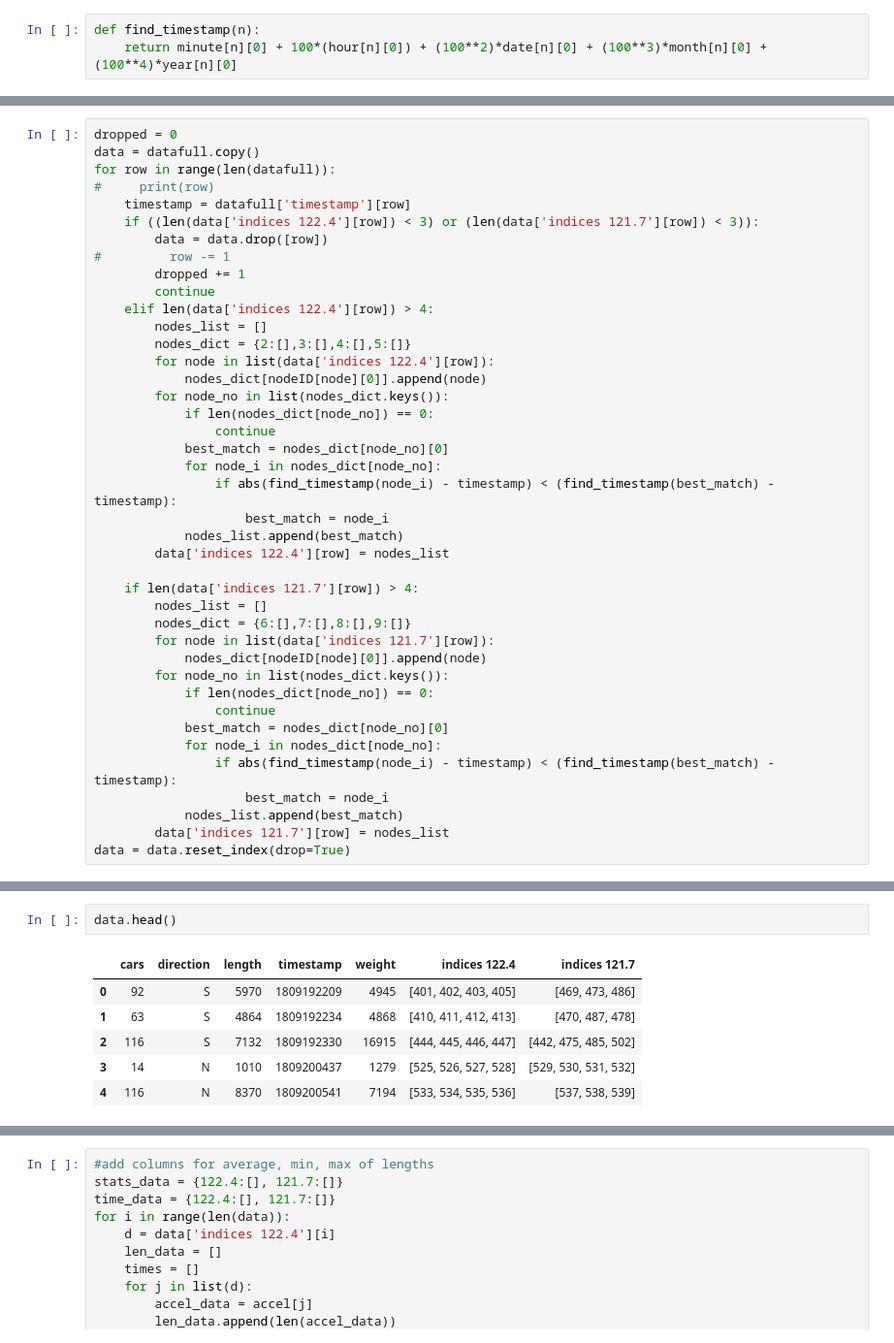
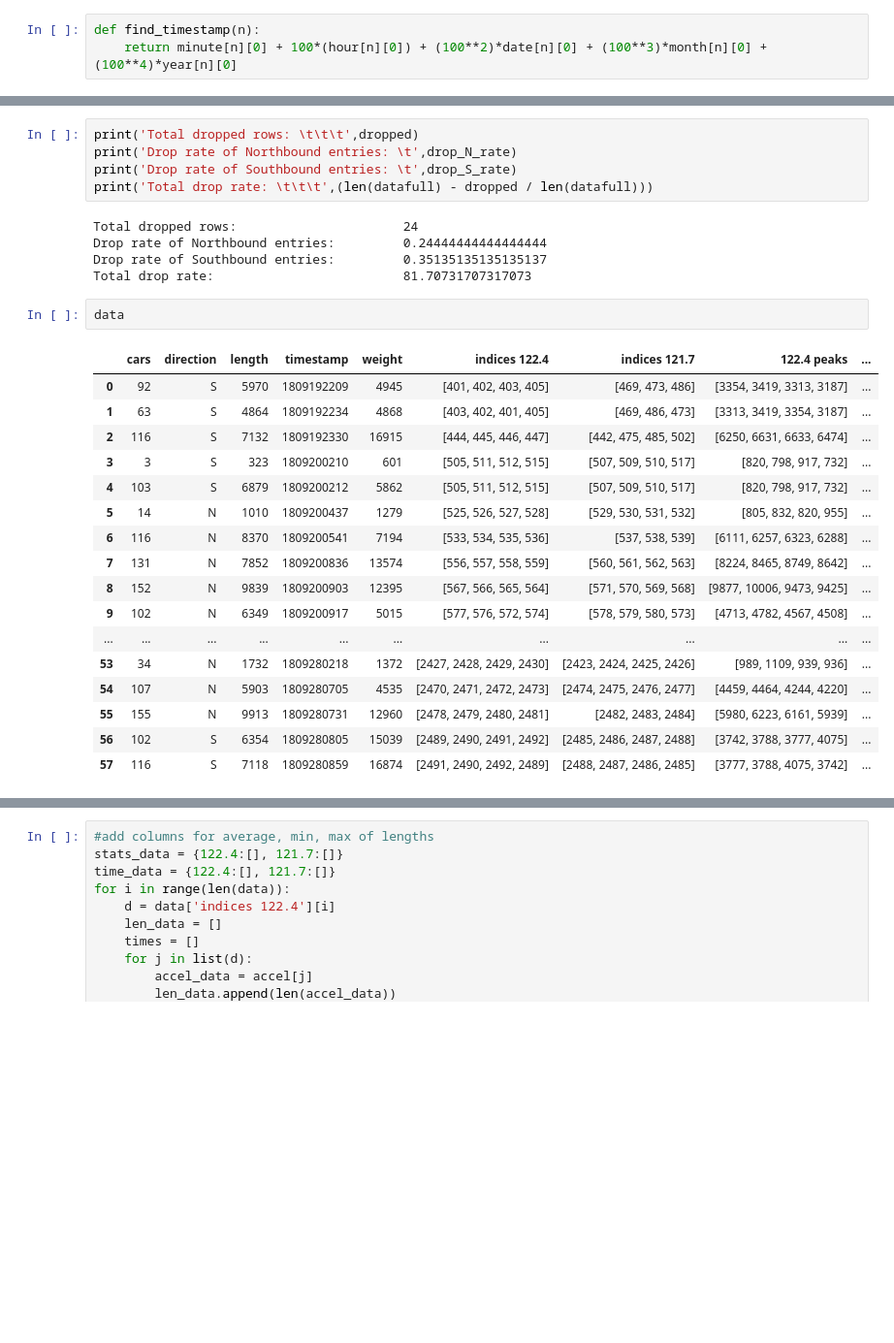
Before and after one commit to sanjeev-tv/XNode, a Jupyter notebook: Database.ipynb, the cells around one changed output, grey strips where cells are left out. Shown: that part at 97% size. Saved outputs shown, nothing was run; the diff lists cells and outputs as text; blank space fills up the shorter version.

```diff
--- a/Database.ipynb
+++ b/Database.ipynb
@@ -197,41 +277,0 @@ datafull
-# %%
-dropped = 0
-data = datafull.copy()
-for row in range(len(datafull)):
-#     print(row)
-    timestamp = datafull['timestamp'][row]
-    if ((len(data['indices 122.4'][row]) < 3) or (len(data['indices 121.7'][row]) < 3)):
-        data = data.drop([row])
-#         row -= 1
-        dropped += 1
-        continue
-    elif len(data['indices 122.4'][row]) > 4:
-        nodes_list = []
-        nodes_dict = {2:[],3:[],4:[],5:[]}
-        for node in list(data['indices 122.4'][row]):
-            nodes_dict[nodeID[node][0]].append(node)
-        for node_no in list(nodes_dict.keys()):
-            if len(nodes_dict[node_no]) == 0:
-                continue
-            best_match = nodes_dict[node_no][0]
-            for node_i in nodes_dict[node_no]:
-                if abs(find_timestamp(node_i) - timestamp) < (find_timestamp(best_match) - timestamp):
-                    best_match = node_i
-            nodes_list.append(best_match)
-        data['indices 122.4'][row] = nodes_list
-
-    if len(data['indices 121.7'][row]) > 4:
-        nodes_list = []
-        nodes_dict = {6:[],7:[],8:[],9:[]}
-        for node in list(data['indices 121.7'][row]):
-            nodes_dict[nodeID[node][0]].append(node)
-        for node_no in list(nodes_dict.keys()):
-            if len(nodes_dict[node_no]) == 0:
-                continue
-            best_match = nodes_dict[node_no][0]
-            for node_i in nodes_dict[node_no]:
-                if abs(find_timestamp(node_i) - timestamp) < (find_timestamp(best_match) - timestamp):
-                    best_match = node_i
-            nodes_list.append(best_match)
-        data['indices 121.7'][row] = nodes_list
-data = data.reset_index(drop=True)
@@ -245,9 +297,30 @@ See the caveats in the documentation: http://pandas.pydata.org/pandas-docs/stabl
+# %%
+print('Total dropped rows: \t\t\t',dropped)
+print('Drop rate of Northbound entries: \t',drop_N_rate)
+print('Drop rate of Southbound entries: \t',drop_S_rate)
+print('Total drop rate: \t\t\t',(len(datafull) - dropped / len(datafull)))
+# %% [output]
+Total dropped rows:                      24
+Drop rate of Northbound entries:         0.24444444444444444
+Drop rate of Southbound entries:         0.35135135135135137
+Total drop rate:                         81.70731707317073
 # %%
-data.head()
+data
 # %% [output]
-|  | cars | direction | length | timestamp | weight | indices 122.4 | indices 121.7 |
-| 0 | 92 | S | 5970 | 1809192209 | 4945 | [401, 402, 403, 405] | [469, 473, 486] |
-| 1 | 63 | S | 4864 | 1809192234 | 4868 | [410, 411, 412, 413] | [470, 487, 478] |
-| 2 | 116 | S | 7132 | 1809192330 | 16915 | [444, 445, 446, 447] | [442, 475, 485, 502] |
-| 3 | 14 | N | 1010 | 1809200437 | 1279 | [525, 526, 527, 528] | [529, 530, 531, 532] |
-| 4 | 116 | N | 8370 | 1809200541 | 7194 | [533, 534, 535, 536] | [537, 538, 539] |
+|  | cars | direction | length | timestamp | weight | indices 122.4 | indices 121.7 | 122.4 peaks | ... |
+| 0 | 92 | S | 5970 | 1809192209 | 4945 | [401, 402, 403, 405] | [469, 473, 486] | [3354, 3419, 3313, 3187] | ... |
+| 1 | 63 | S | 4864 | 1809192234 | 4868 | [403, 402, 401, 405] | [469, 486, 473] | [3313, 3419, 3354, 3187] | ... |
+| 2 | 116 | S | 7132 | 1809192330 | 16915 | [444, 445, 446, 447] | [442, 475, 485, 502] | [6250, 6631, 6633, 6474] | ... |
+| 3 | 3 | S | 323 | 1809200210 | 601 | [505, 511, 512, 515] | [507, 509, 510, 517] | [820, 798, 917, 732] | ... |
+| 4 | 103 | S | 6879 | 1809200212 | 5862 | [505, 511, 512, 515] | [507, 509, 510, 517] | [820, 798, 917, 732] | ... |
+| 5 | 14 | N | 1010 | 1809200437 | 1279 | [525, 526, 527, 528] | [529, 530, 531, 532] | [805, 832, 820, 955] | ... |
+| 6 | 116 | N | 8370 | 1809200541 | 7194 | [533, 534, 535, 536] | [537, 538, 539] | [6111, 6257, 6323, 6288] | ... |
+| 7 | 131 | N | 7852 | 1809200836 | 13574 | [556, 557, 558, 559] | [560, 561, 562, 563] | [8224, 8465, 8749, 8642] | ... |
+| 8 | 152 | N | 9839 | 1809200903 | 12395 | [567, 566, 565, 564] | [571, 570, 569, 568] | [9877, 10006, 9473, 9425] | ... |
+| 9 | 102 | N | 6349 | 1809200917 | 5015 | [577, 576, 572, 574] | [578, 579, 580, 573] | [4713, 4782, 4567, 4508] | ... |
+| ... | ... | ... | ... | ... | ... | ... | ... | ... | ... |
+| 53 | 34 | N | 1732 | 1809280218 | 1372 | [2427, 2428, 2429, 2430] | [2423, 2424, 2425, 2426] | [989, 1109, 939, 936] | ... |
+| 54 | 107 | N | 5903 | 1809280705 | 4535 | [2470, 2471, 2472, 2473] | [2474, 2475, 2476, 2477] | [4459, 4464, 4244, 4220] | ... |
+| 55 | 155 | N | 9913 | 1809280731 | 12960 | [2478, 2479, 2480, 2481] | [2482, 2483, 2484] | [5980, 6223, 6161, 5939] | ... |
+| 56 | 102 | S | 6354 | 1809280805 | 15039 | [2489, 2490, 2491, 2492] | [2485, 2486, 2487, 2488] | [3742, 3788, 3777, 4075] | ... |
+| 57 | 116 | S | 7118 | 1809280859 | 16874 | [2491, 2490, 2492, 2489] | [2488, 2487, 2486, 2485] | [3777, 3788, 4075, 3742] | ... |
```
Also changed, not shown: parts of 25 cells of this notebook.
